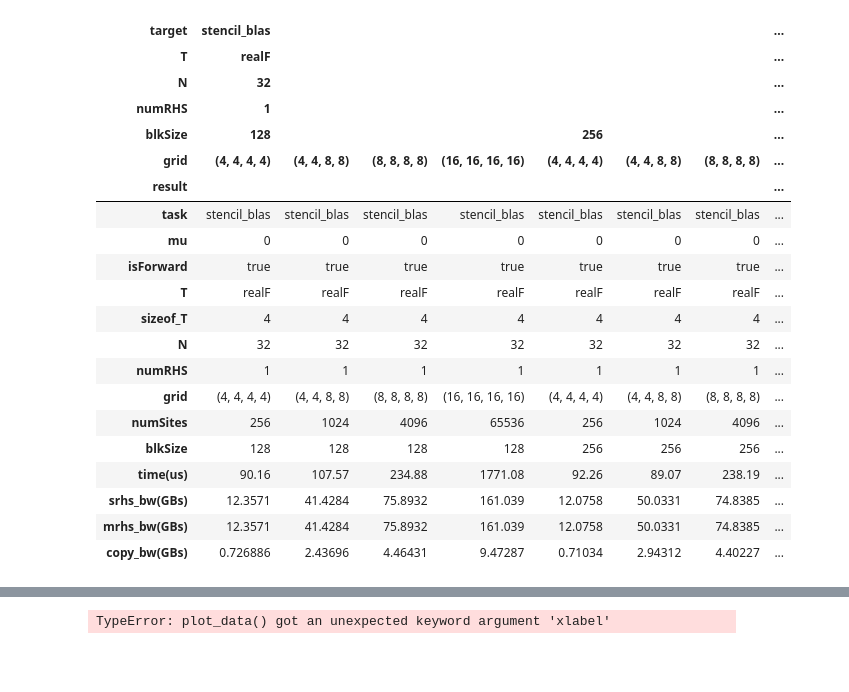
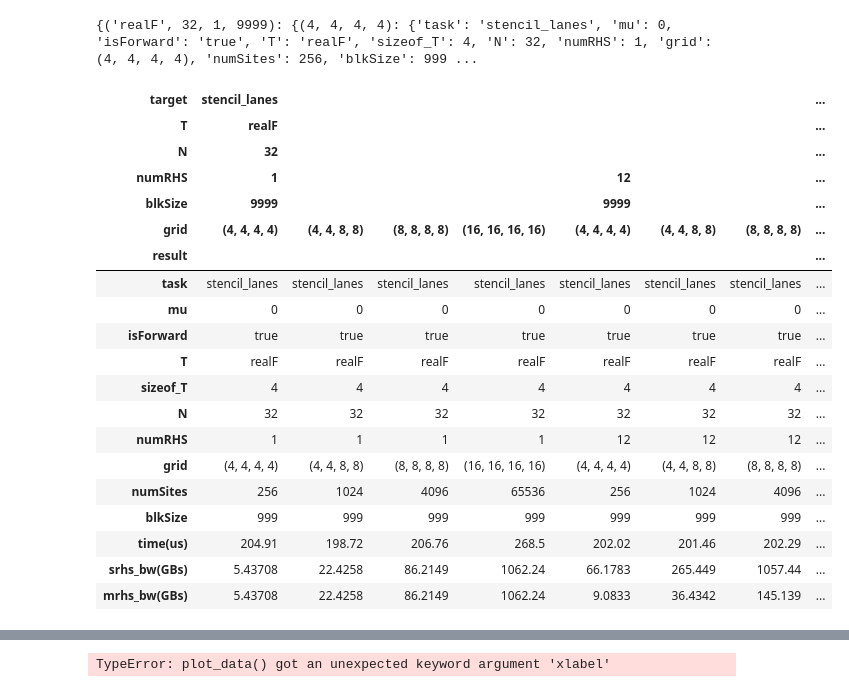
Before and after one commit to tosi2504/cuda_grid, a Jupyter notebook: benchmark/analyze.ipynb, the cells around one changed output, grey strips where cells are left out. Cells and saved outputs as stored; diff of their text form; code cells hidden in the pictures; blank space fills up the shorter version.

```diff
--- a/benchmark/analyze.ipynb
+++ b/benchmark/analyze.ipynb
@@ -12,33 +12,34 @@ import os
 from pyBenchmark import loadPickle, data_to_df, eliminate_blkSize_by_max, plot_data
 # %%
 # okay now load data
-data = loadPickle(filepath='benchdata/stencil_blas.pickle')
-df = data_to_df({'stencil_blas': data})
+data = loadPickle(filepath='../mrhs_lanes.pickle')
+print(data)
+df = data_to_df({'mrhs_lanes': data})
 # df.index.name = "Output"
 # df.columns.name = "Bench params"
 display(df)
 # %% [output]
+{('realF', 32, 1, 9999): {(4, 4, 4, 4): {'task': 'stencil_lanes', 'mu': 0, 'isForward': 'true', 'T': 'realF', 'sizeof_T': 4, 'N': 32, 'numRHS': 1, 'grid': (4, 4, 4, 4), 'numSites': 256, 'blkSize': 999 ...
-| target | stencil_blas |  |  |  |  |  |  | ... |
+| target | stencil_lanes |  |  |  |  |  |  | ... |
 | T | realF |  |  |  |  |  |  | ... |
 | N | 32 |  |  |  |  |  |  | ... |
-| numRHS | 1 |  |  |  |  |  |  | ... |
-| blkSize | 128 |  |  |  | 256 |  |  | ... |
+| numRHS | 1 |  |  |  | 12 |  |  | ... |
+| blkSize | 9999 |  |  |  | 9999 |  |  | ... |
 | grid | (4, 4, 4, 4) | (4, 4, 8, 8) | (8, 8, 8, 8) | (16, 16, 16, 16) | (4, 4, 4, 4) | (4, 4, 8, 8) | (8, 8, 8, 8) | ... |
 | result |  |  |  |  |  |  |  | ... |
-| task | stencil_blas | stencil_blas | stencil_blas | stencil_blas | stencil_blas | stencil_blas | stencil_blas | ... |
+| task | stencil_lanes | stencil_lanes | stencil_lanes | stencil_lanes | stencil_lanes | stencil_lanes | stencil_lanes | ... |
 | mu | 0 | 0 | 0 | 0 | 0 | 0 | 0 | ... |
 | isForward | true | true | true | true | true | true | true | ... |
 | T | realF | realF | realF | realF | realF | realF | realF | ... |
 | sizeof_T | 4 | 4 | 4 | 4 | 4 | 4 | 4 | ... |
 | N | 32 | 32 | 32 | 32 | 32 | 32 | 32 | ... |
-| numRHS | 1 | 1 | 1 | 1 | 1 | 1 | 1 | ... |
+| numRHS | 1 | 1 | 1 | 1 | 12 | 12 | 12 | ... |
 | grid | (4, 4, 4, 4) | (4, 4, 8, 8) | (8, 8, 8, 8) | (16, 16, 16, 16) | (4, 4, 4, 4) | (4, 4, 8, 8) | (8, 8, 8, 8) | ... |
 | numSites | 256 | 1024 | 4096 | 65536 | 256 | 1024 | 4096 | ... |
-| blkSize | 128 | 128 | 128 | 128 | 256 | 256 | 256 | ... |
-| time(us) | 90.16 | 107.57 | 234.88 | 1771.08 | 92.26 | 89.07 | 238.19 | ... |
-| srhs_bw(GBs) | 12.3571 | 41.4284 | 75.8932 | 161.039 | 12.0758 | 50.0331 | 74.8385 | ... |
-| mrhs_bw(GBs) | 12.3571 | 41.4284 | 75.8932 | 161.039 | 12.0758 | 50.0331 | 74.8385 | ... |
-| copy_bw(GBs) | 0.726886 | 2.43696 | 4.46431 | 9.47287 | 0.71034 | 2.94312 | 4.40227 | ... |
+| blkSize | 999 | 999 | 999 | 999 | 999 | 999 | 999 | ... |
+| time(us) | 204.91 | 198.72 | 206.76 | 268.5 | 202.02 | 201.46 | 202.29 | ... |
+| srhs_bw(GBs) | 5.43708 | 22.4258 | 86.2149 | 1062.24 | 66.1783 | 265.449 | 1057.44 | ... |
+| mrhs_bw(GBs) | 5.43708 | 22.4258 | 86.2149 | 1062.24 | 9.0833 | 36.4342 | 145.139 | ... |
 # %%
 # use .loc to access the desired value of axis 0 e.g. srhs_bw or mrhs_bw
 # use .xs function to access data by level name (very nice :) )
```
Also changed, not shown: parts of 1 cell of this notebook, 9 other files.
